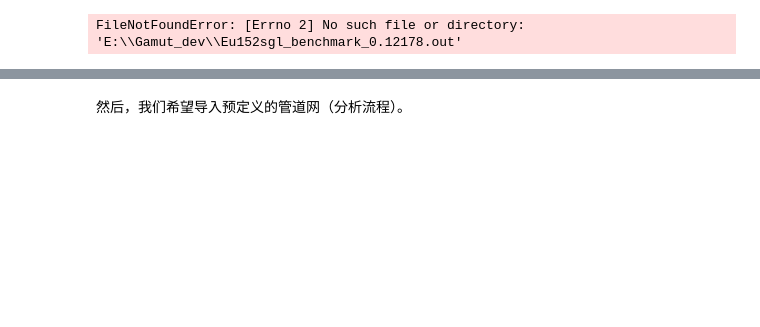
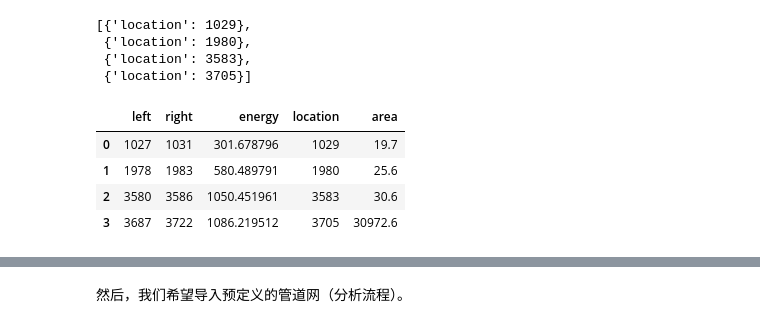
Before and after one commit to thu-inet/Gamut, a Jupyter notebook: 模拟(MCNP)单峰能谱分析.ipynb, the cells around one changed output, grey strips where cells are left out. Cells and saved outputs as stored; diff of their text form; code cells hidden in the pictures; blank space fills up the shorter version.

```diff
--- a/模拟(MCNP)单峰能谱分析.ipynb
+++ b/模拟(MCNP)单峰能谱分析.ipynb
@@ -8,6 +8,19 @@ from copy import deepcopy
 
 import gamspec
 # %%
-test = gamspec.Spectrum.from_MCNP(r'E:\Gamut_dev\Eu152sgl_benchmark_0.12178.out')
+test = gamspec.Spectrum.from_MCNP(r'E:\Gamut_dev\spectrum_analysis\模拟Eu152能谱2\Eu152sgl_benchmark_1.08591.out')
-# %% [output]
-FileNotFoundError: [Errno 2] No such file or directory: 'E:\\Gamut_dev\\Eu152sgl_benchmark_0.12178.out'
+# %%
+gamspec.GaussPeakSearcher(2, 0.3)(test).peaks
+# %% [output]
+[{'location': 1029},
+ {'location': 1980},
+ {'location': 3583},
+ {'location': 3705}]
+# %%
+gamspec.AverageAreaCalculator(5)(gamspec.GaussPeakSearcher(2, 0.3)(test)).export_to_pandas()
+# %% [output]
+|  | left | right | energy | location | area |
+| 0 | 1027 | 1031 | 301.678796 | 1029 | 19.7 |
+| 1 | 1978 | 1983 | 580.489791 | 1980 | 25.6 |
+| 2 | 3580 | 3586 | 1050.451961 | 3583 | 30.6 |
+| 3 | 3687 | 3722 | 1086.219512 | 3705 | 30972.6 |
```
Also changed, not shown: parts of 3 cells of this notebook, 2 other files.
